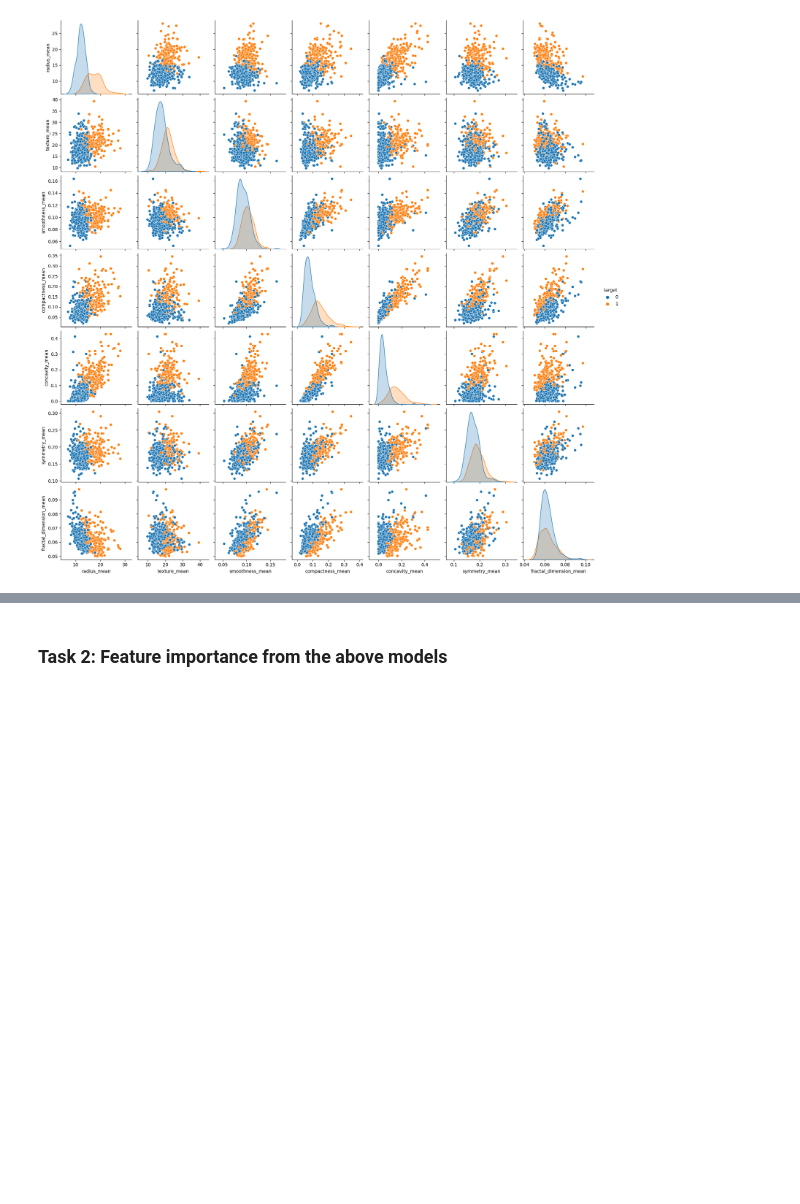
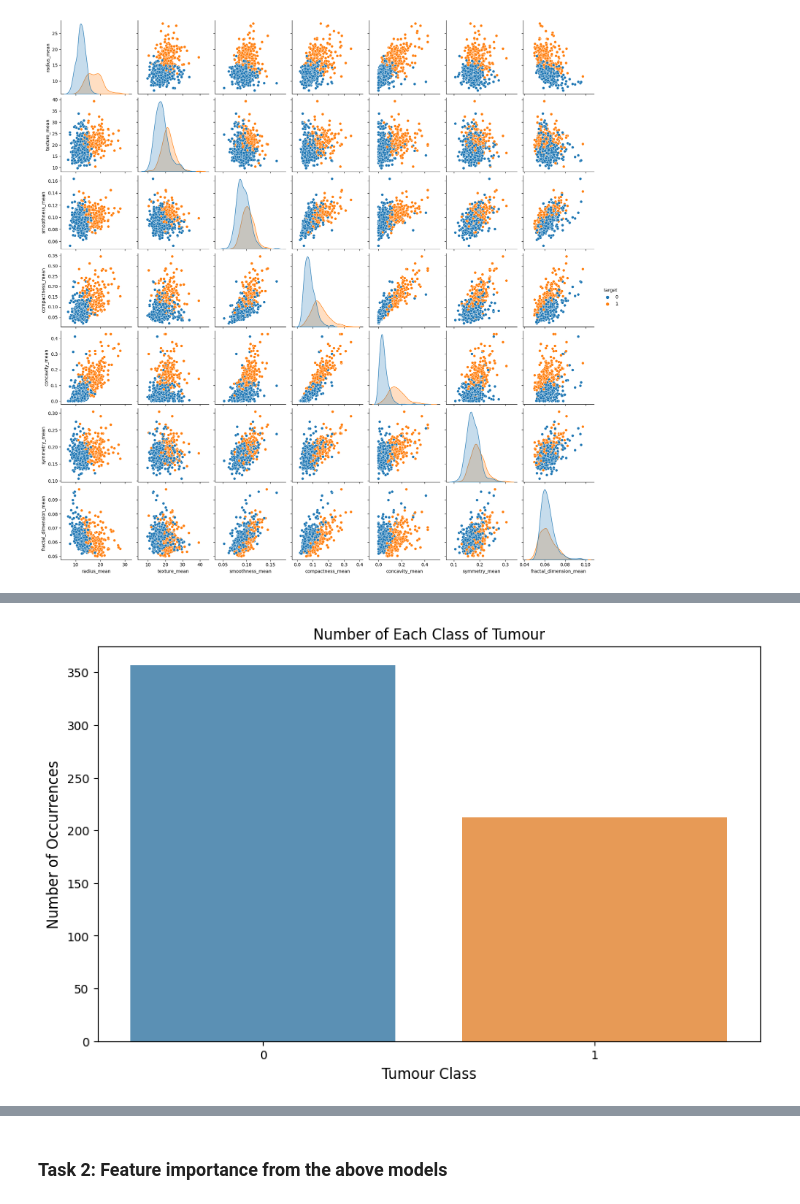
Before and after one commit to julietgrantham/CITS5508, a Jupyter notebook: Assignment 3/assignment3.ipynb, the cells around one changed output, grey strips where cells are left out. Drawn from its saved outputs; the diff is of its cells as text; code cells hidden in the pictures; blank space fills up the shorter version.

```diff
--- a/Assignment 3/assignment3.ipynb
+++ b/Assignment 3/assignment3.ipynb
@@ -120,0 +145,13 @@ In referece to the above plot:
+# %%
+# Count the number of each class
+class_counts = df_feature_dropped['target'].value_counts()
+
+plt.figure(figsize=(10,6))
+sns.barplot(x=class_counts.index, y=class_counts.values, alpha=0.8)
+
+plt.title('Number of Each Class of Tumour')
+plt.ylabel('Number of Occurrences', fontsize=12)
+plt.xlabel('Tumour Class', fontsize=12)
+plt.show()
+# %% [output]
+[figure, added]
```
Also changed, not shown: parts of 27 cells of this notebook.
